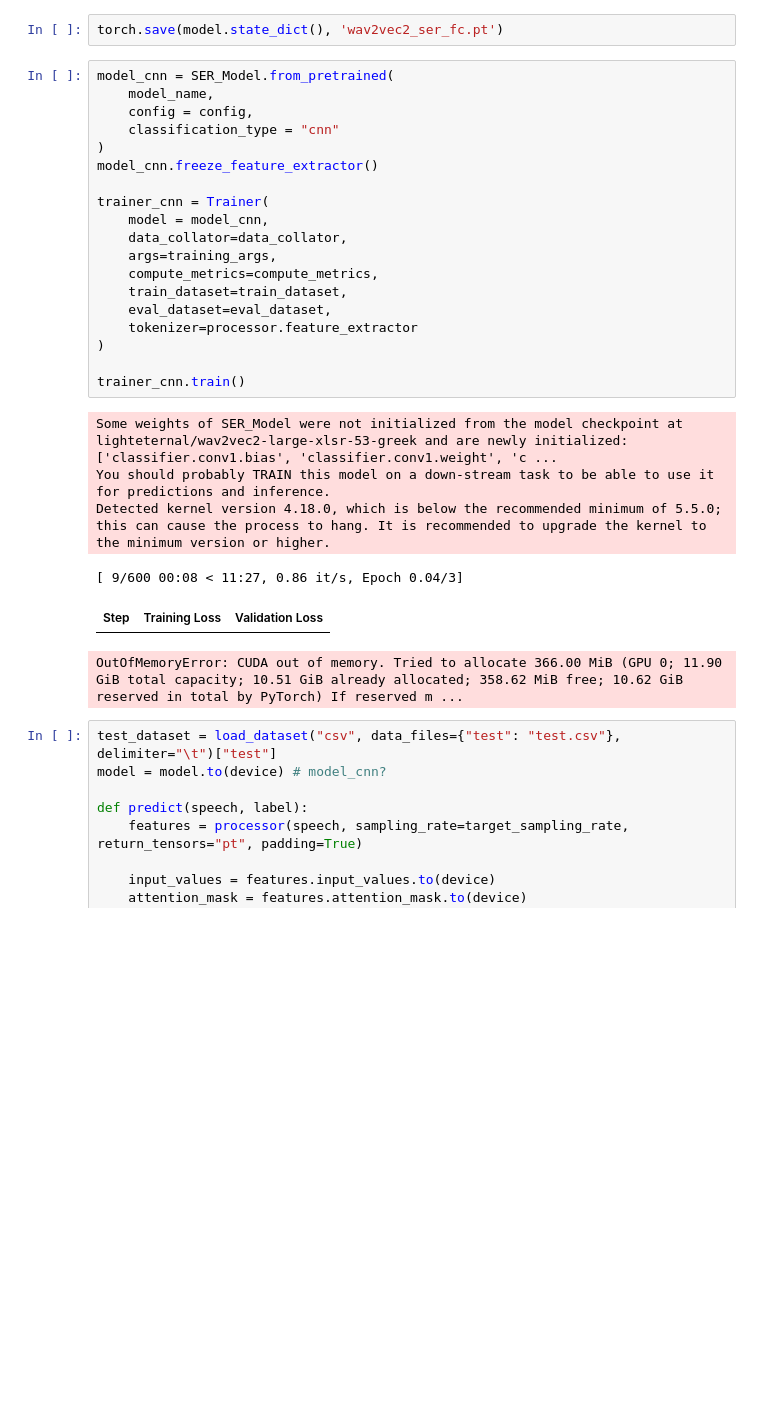
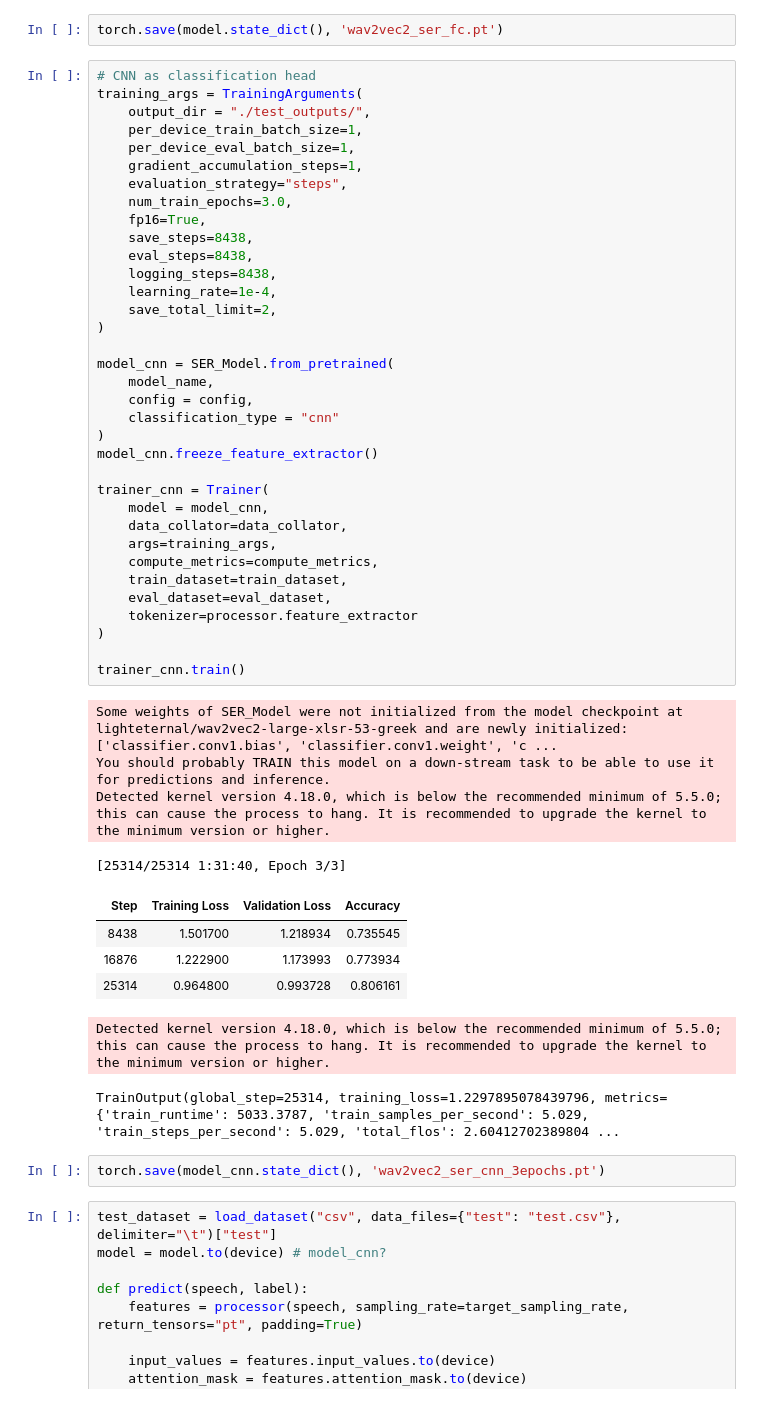
Before and after one commit to yunyunh123/EC523-SER, a Jupyter notebook: Wav2Vec2_SER.ipynb, the cells around one changed output. Cells and saved outputs as stored; diff of their text form; blank space fills up the shorter version.

Commit message:
trained wav2vec2 with cnn classification head

```diff
--- a/Wav2Vec2_SER.ipynb
+++ b/Wav2Vec2_SER.ipynb
@@ -536,31 +536,53 @@ TrainOutput(global_step=21090, training_loss=0.23403594779877823, metrics={'trai
 # %%
 torch.save(model.state_dict(), 'wav2vec2_ser_fc.pt')
 # %%
+# CNN as classification head
+training_args = TrainingArguments(
+    output_dir = "./test_outputs/",
+    per_device_train_batch_size=1,
+    per_device_eval_batch_size=1,
+    gradient_accumulation_steps=1,
+    evaluation_strategy="steps",
+    num_train_epochs=3.0,
+    fp16=True,
+    save_steps=8438,
+    eval_steps=8438,
+    logging_steps=8438,
+    learning_rate=1e-4,
+    save_total_limit=2,
+)
+
 model_cnn = SER_Model.from_pretrained(
     model_name,
     config = config,
     classification_type = "cnn"
 )
 model_cnn.freeze_feature_extractor()
 
 trainer_cnn = Trainer(
     model = model_cnn,
     data_collator=data_collator,
     args=training_args,
     compute_metrics=compute_metrics,
     train_dataset=train_dataset,
     eval_dataset=eval_dataset,
     tokenizer=processor.feature_extractor
 )
 
 trainer_cnn.train()
 # %% [output]
 Some weights of SER_Model were not initialized from the model checkpoint at lighteternal/wav2vec2-large-xlsr-53-greek and are newly initialized: ['classifier.conv1.bias', 'classifier.conv1.weight', 'c ...
 You should probably TRAIN this model on a down-stream task to be able to use it for predictions and inference.
 Detected kernel version 4.18.0, which is below the recommended minimum of 5.5.0; this can cause the process to hang. It is recommended to upgrade the kernel to the minimum version or higher.
-[ 9/600 00:08 < 11:27, 0.86 it/s, Epoch 0.04/3]
+[25314/25314 1:31:40, Epoch 3/3]
-| Step | Training Loss | Validation Loss |
+| Step | Training Loss | Validation Loss | Accuracy |
+| 8438 | 1.501700 | 1.218934 | 0.735545 |
+| 16876 | 1.222900 | 1.173993 | 0.773934 |
+| 25314 | 0.964800 | 0.993728 | 0.806161 |
-OutOfMemoryError: CUDA out of memory. Tried to allocate 366.00 MiB (GPU 0; 11.90 GiB total capacity; 10.51 GiB already allocated; 358.62 MiB free; 10.62 GiB reserved in total by PyTorch) If reserved m ...
+Detected kernel version 4.18.0, which is below the recommended minimum of 5.5.0; this can cause the process to hang. It is recommended to upgrade the kernel to the minimum version or higher.
+TrainOutput(global_step=25314, training_loss=1.2297895078439796, metrics={'train_runtime': 5033.3787, 'train_samples_per_second': 5.029, 'train_steps_per_second': 5.029, 'total_flos': 2.60412702389804 ...
+# %%
+torch.save(model_cnn.state_dict(), 'wav2vec2_ser_cnn_3epochs.pt')
 # %%
 test_dataset = load_dataset("csv", data_files={"test": "test.csv"}, delimiter="\t")["test"]
 model = model.to(device) # model_cnn?
```
